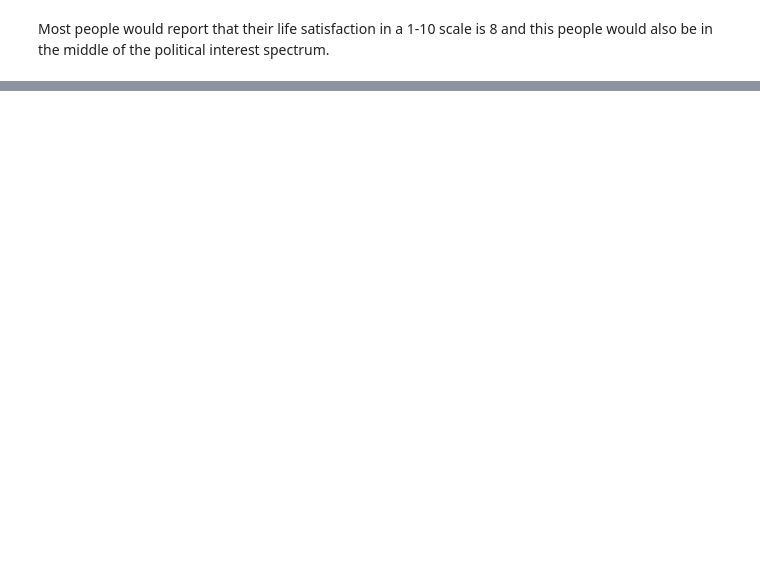
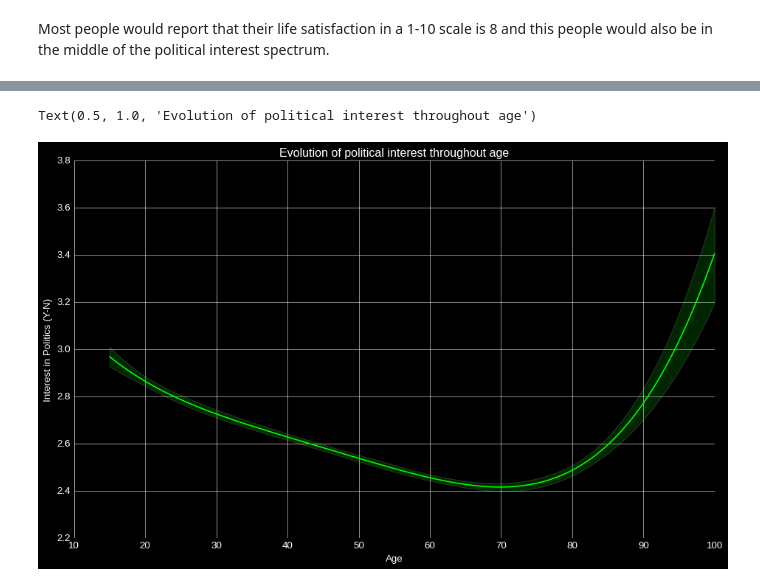
Before and after one commit to ivanachillee/social-perception, a Jupyter notebook: notebooks/Cleaning_and_EDA.ipynb, the cells around one changed output, grey strips where cells are left out. Drawn from its saved outputs; the diff is of its cells as text; code cells hidden in the pictures; blank space fills up the shorter version.

```diff
--- a/notebooks/Cleaning_and_EDA.ipynb
+++ b/notebooks/Cleaning_and_EDA.ipynb
@@ -594,0 +690,10 @@ sns.violinplot(data['stflife'],data['polintr'])
+# %%
+plot_init()
+pl = sns.regplot(data['agea'], data['polintr'], color='lime', scatter=False, order=4)
+
+plt.xlabel('Age')
+plt.ylabel('Interest in Politics (Y-N)')
+plt.title('Evolution of political interest throughout age')
+# %% [output]
+Text(0.5, 1.0, 'Evolution of political interest throughout age')
+[figure, added]
```
Also changed, not shown: parts of 54 cells of this notebook, 2 other files.
